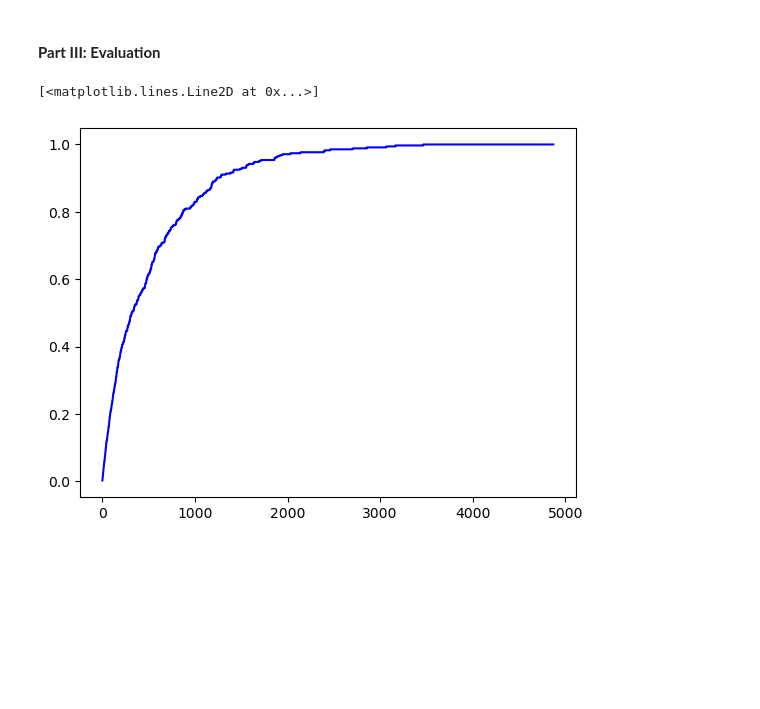
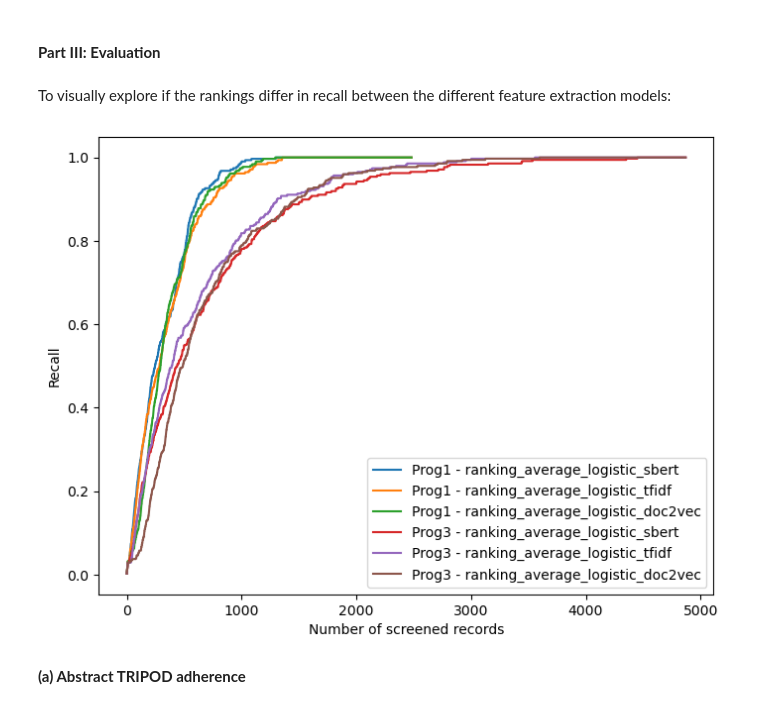
Before and after one commit to isa-sp/TAR-abstracts, a Jupyter notebook: set-up.ipynb, the cells around one changed output. Cells and saved outputs as stored; diff of their text form; code cells hidden in the pictures; blank space fills up the shorter version.

```diff
--- a/set-up.ipynb
+++ b/set-up.ipynb
@@ -52,8 +54,8 @@ for key, df in review_dic.items():
 Load rankings of previous study
 # %%
 # Specify the the classification, feature extraction, and query model(s) that were tested
-train_models = ['logistic', 'nb', 'svm']
-feature_models = ['tfidf', 'sbert']
+train_models = ['logistic']
+feature_models = ['tfidf', 'sbert', 'doc2vec']
 query_models = ['max']
 
 # Specify the number of simulations per review-model combination
@@ -98,7 +100,5 @@ for i in review_dic:
 
     review_dic_merged[review_key]['ranking_average_logistic_tfidf'] = review_dic_merged[review_key].filter(like='logistic_tfidf').mean(axis=1)
     review_dic_merged[review_key]['ranking_average_logistic_sbert'] = review_dic_merged[review_key].filter(like='logistic_sbert').mean(axis=1)
-    review_dic_merged[review_key]['ranking_average_nb_tfidf'] = review_dic_merged[review_key].filter(like='nb_tfidf').mean(axis=1)
-    review_dic_merged[review_key]['ranking_average_svm_sbert'] = review_dic_merged[review_key].filter(like='svm_sbert').mean(axis=1)
-    review_dic_merged[review_key]['ranking_average_svm_tfidf'] = review_dic_merged[review_key].filter(like='svm_tfidf').mean(axis=1)
+    review_dic_merged[review_key]['ranking_average_logistic_doc2vec'] = review_dic_merged[review_key].filter(like='logistic_doc2vec').mean(axis=1)
 # %%
@@ -124,17 +124,36 @@ for i in range(0, len(multiple_sims)):
 # %% [markdown]
 #### **Part III: Evaluation**
+# %% [markdown]
+To visually explore if the rankings differ in recall between the different feature extraction models:
 # %%
-df = review_dic_merged['Prog3']
-df_sort = df.sort_values(by='ranking_average_logistic_tfidf', ascending=True)
-labels = df_sort['label_ta_included']
+rankings = ['ranking_average_logistic_sbert',
+            'ranking_average_logistic_tfidf',
+            'ranking_average_logistic_doc2vec'
+           ]
+dfs = ['Prog1', 'Prog3']
 
-labels_series = pd.Series(labels)
-total_ones = labels_series.sum()
-cumulative_sum = labels_series.cumsum()
-proportion_ones = cumulative_sum / total_ones
-proportion_ones
-plt.plot(range(0, len(df)), proportion_ones, label='Line plot', color='blue')
+plt.figure(figsize=(8, 6))
+
+for df_name in dfs:
+    df = review_dic_merged[df_name]
+    for ranking in rankings:
+
+        df_sort = df.sort_values(by=ranking, ascending=True)
+
+        labels = df_sort['label_ta_included']
+        labels_series = pd.Series(labels)
+        total_ones = labels_series.sum()
+        cumulative_sum = labels_series.cumsum()
+        proportion_ones = cumulative_sum / total_ones
+
+        plt.plot(range(0, len(df)), proportion_ones, label=f'{df_name} - {ranking}')
+
+plt.xlabel("Number of screened records")
+plt.ylabel("Recall")
+plt.legend()
+plt.show()
 # %% [output]
-[<matplotlib.lines.Line2D at 0x...>]
-[figure, old version]
+[figure, new version]
+# %% [markdown]
+**(a) Abstract TRIPOD adherence**
 # %%
```
Also changed, not shown: parts of 12 cells of this notebook.
